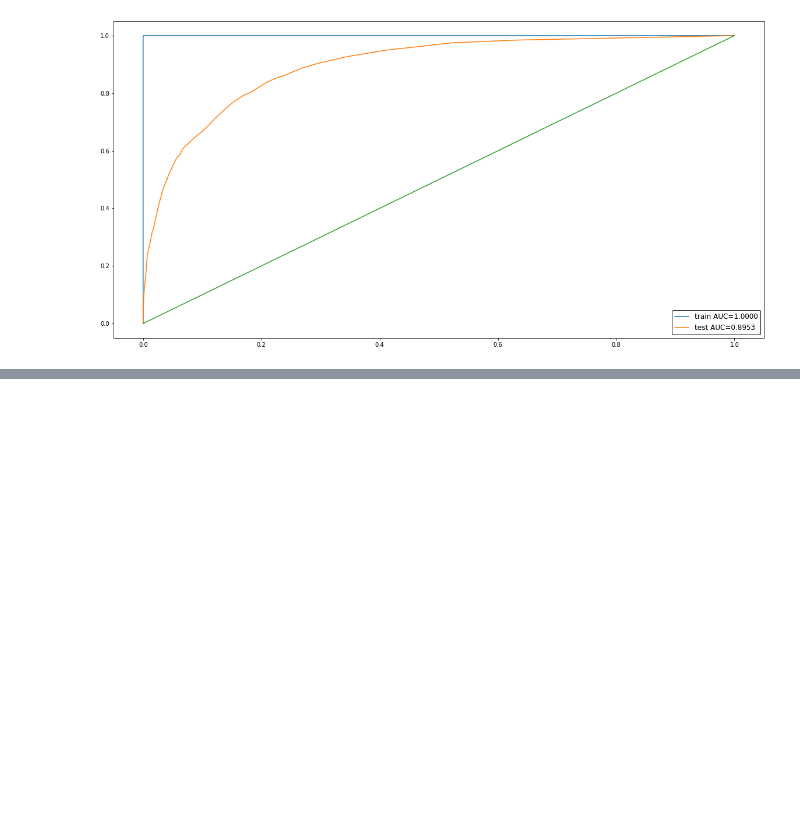
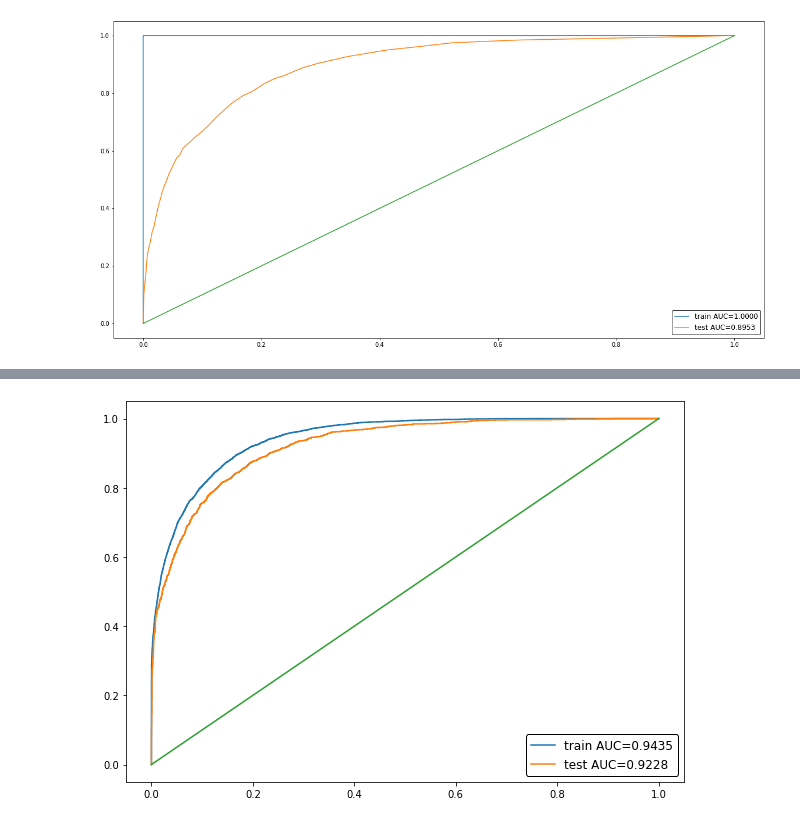
Before and after one commit to SlipShabby/DLSchool, a Jupyter notebook: DL_autumn2021/DL_intermediate/model_selection.ipynb, the cells around one changed output, grey strips where cells are left out. Saved outputs shown, nothing was run; the diff lists cells and outputs as text; code cells hidden in the pictures; blank space fills up the shorter version.

```diff
--- a/DL_autumn2021/DL_intermediate/model_selection.ipynb
+++ b/DL_autumn2021/DL_intermediate/model_selection.ipynb
@@ -372,0 +483,13 @@ plt.show()
+# %%
+# catboost does not need one-hot encoding, because it can work with categorical features
+
+X_train_origin, X_test_origin, _, _ = train_test_split(X_origin.values, y.values,
+                                                       train_size=0.8,
+                                                       random_state=42)
+# %%
+boosting_model = catboost.CatBoostClassifier(n_estimators=200, cat_features=categorical_ind)
+# %%
+boosting_model.fit(X_train_origin, y_train)
+
+y_train_predicted = boosting_model.predict_proba(X_train_origin)[:,1]
+y_test_predicted = boosting_model.predict_proba(X_test_origin)[:,1]
@@ -372,0 +514,14 @@ plt.show()
+# %%
+train_auc = roc_auc_score(y_train, y_train_predicted)
+test_auc = roc_auc_score(y_test, y_test_predicted)
+
+plt.figure(figsize=(10,7))
+plt.plot(*roc_curve(y_train, y_train_predicted)[:2], label='train AUC={:.4f}'.format(train_auc))
+plt.plot(*roc_curve(y_test, y_test_predicted)[:2], label='test AUC={:.4f}'.format(test_auc))
+legend_box = plt.legend(fontsize='large', framealpha=1).get_frame()
+legend_box.set_facecolor("white")
+legend_box.set_edgecolor("black")
+plt.plot(np.linspace(0,1,100), np.linspace(0,1,100))
+plt.show()
+# %% [output]
+[figure, added]
```
Also changed, not shown: parts of 16 cells of this notebook.
